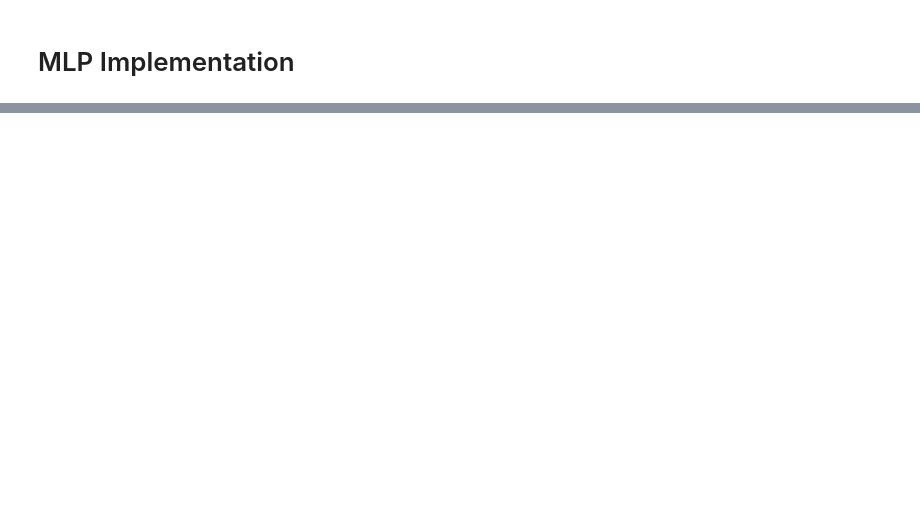
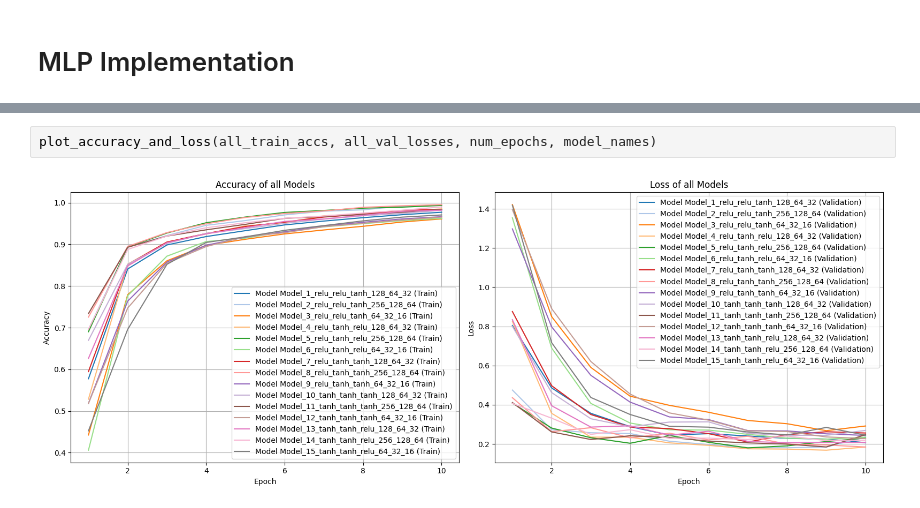
Before and after one commit to SheidaAbedpour/MLP-MNIST-handwritten-digit-Classification, a Jupyter notebook: MNIST_MLP_PyTorch.ipynb, the cells around one changed output, grey strips where cells are left out. Cells and saved outputs as stored; diff of their text form; blank space fills up the shorter version.

```diff
--- a/MNIST_MLP_PyTorch.ipynb
+++ b/MNIST_MLP_PyTorch.ipynb
@@ -231,0 +543,4 @@ class MLP(nn.Module):
+# %%
+plot_accuracy_and_loss(all_train_accs, all_val_losses, num_epochs, model_names)
+# %% [output]
+[figure, added]
```
Also changed, not shown: parts of 27 cells of this notebook.
